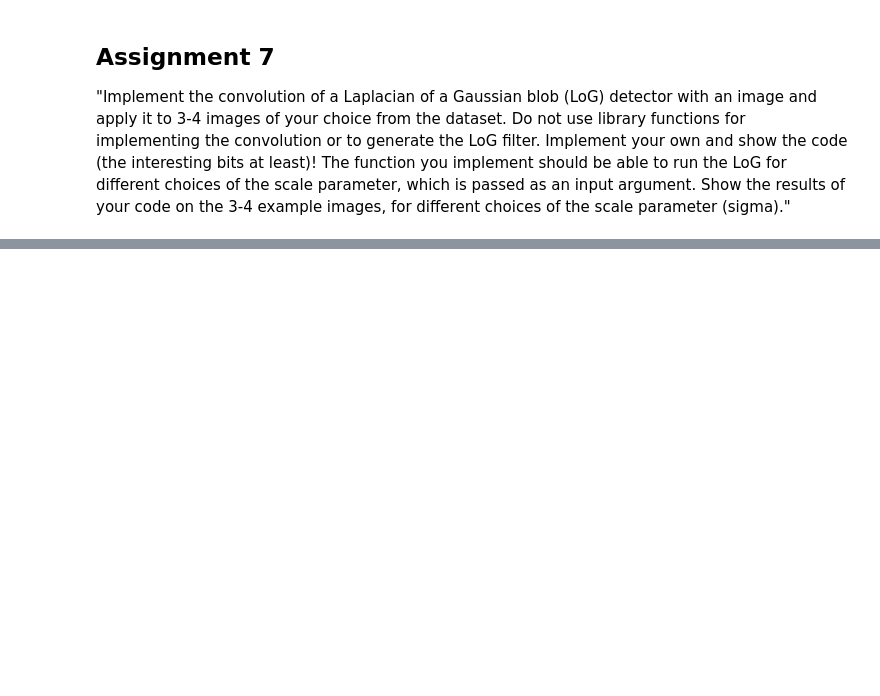
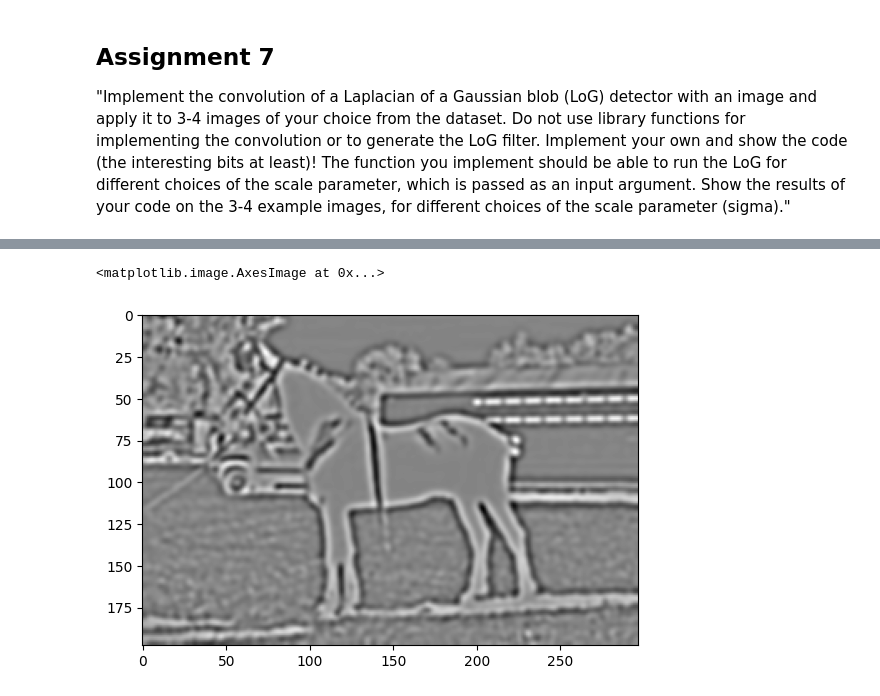
Before and after one commit to AliceNi99/ISPR-notebook, a Jupyter notebook: task7.ipynb, the cells around one changed output, grey strips where cells are left out. Saved outputs shown, nothing was run; the diff lists cells and outputs as text; code cells hidden in the pictures; blank space fills up the shorter version.

```diff
--- a/task7.ipynb
+++ b/task7.ipynb
@@ -13,0 +63,5 @@ ModuleNotFoundError: No module named 'cv2'
+# %%
+plt.imshow(cv2.filter2D(img/255, -1, A), cmap='gray')
+# %% [output]
+<matplotlib.image.AxesImage at 0x...>
+[figure, added]
```
Also changed, not shown: parts of 13 cells of this notebook, 2 other files.
